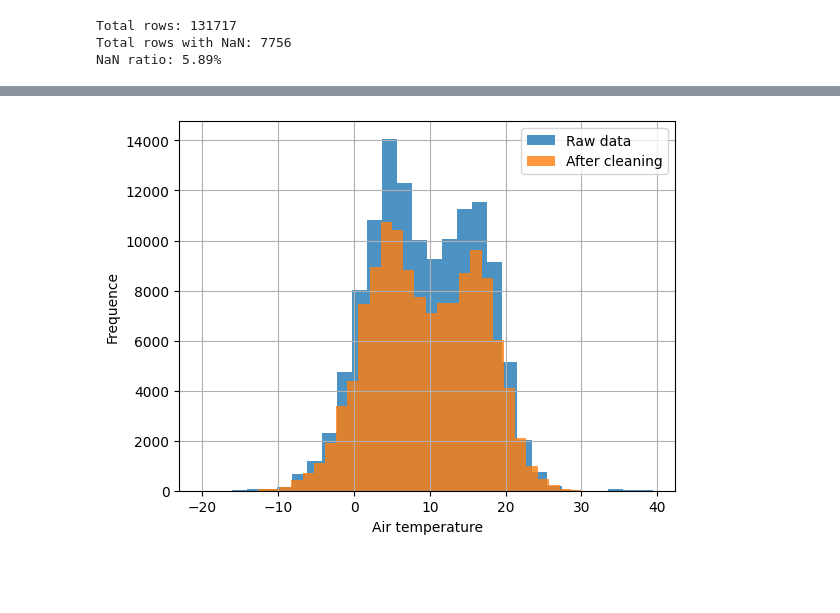
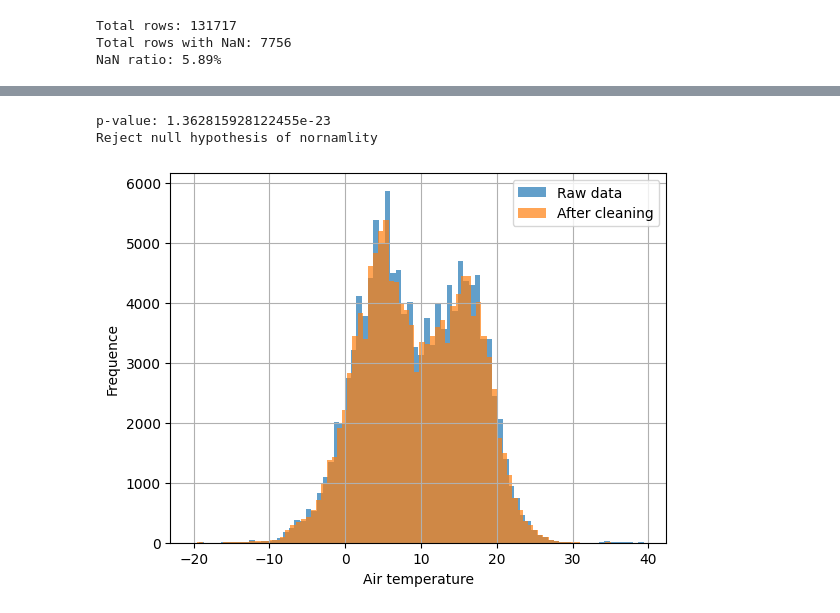
Before and after one commit to Mau-Gen/DV1597_Assignment_1, a Jupyter notebook: DV1597_Assignment_1.ipynb, the cells around one changed output, grey strips where cells are left out. Saved outputs shown, nothing was run; the diff lists cells and outputs as text; code cells hidden in the pictures; blank space fills up the shorter version.

```diff
--- a/DV1597_Assignment_1.ipynb
+++ b/DV1597_Assignment_1.ipynb
@@ -219,10 +240,22 @@ Since the air temperature is influenced by seasons during the years, resulting a
 # %%
-df["Lufttemperatur"].hist(bins = 30, alpha = 0.8, label = "Raw data")
-df_filled["Lufttemperatur"].hist(bins = 30, alpha = 0.8, label = "After cleaning")
+from scipy.stats import shapiro
+
+sample = df_filled["Lufttemperatur"].sample(5000)
+stat, p = shapiro(sample)
+
+print("p-value:", p)
+print("Reject null hypothesis of nornamlity" if p < 0.05 else "Fail to reject null hypothesis of normality")
+
+
+# Plotting of data
+df["Lufttemperatur"].hist(bins = 80, alpha = 0.7, label = "Raw data")
+df_filled["Lufttemperatur"].hist(bins = 80, alpha = 0.7, label = "After cleaning")
 plt.legend()
 plt.xlabel("Air temperature")
 plt.ylabel("Frequence")
 plt.show()
 # %% [output]
+p-value: 1.362815928122455e-23
+Reject null hypothesis of nornamlity
-[figure, old version]
+[figure, new version]
 # %% [markdown]
```
Also changed, not shown: parts of 17 cells of this notebook.
